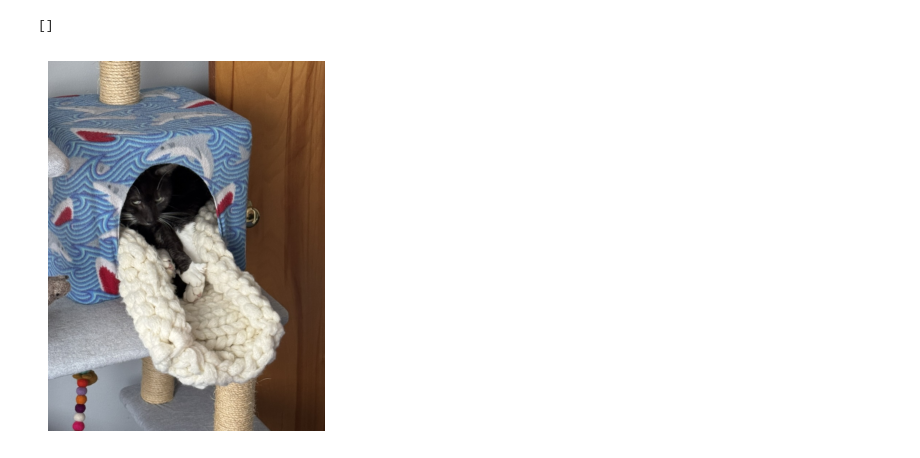
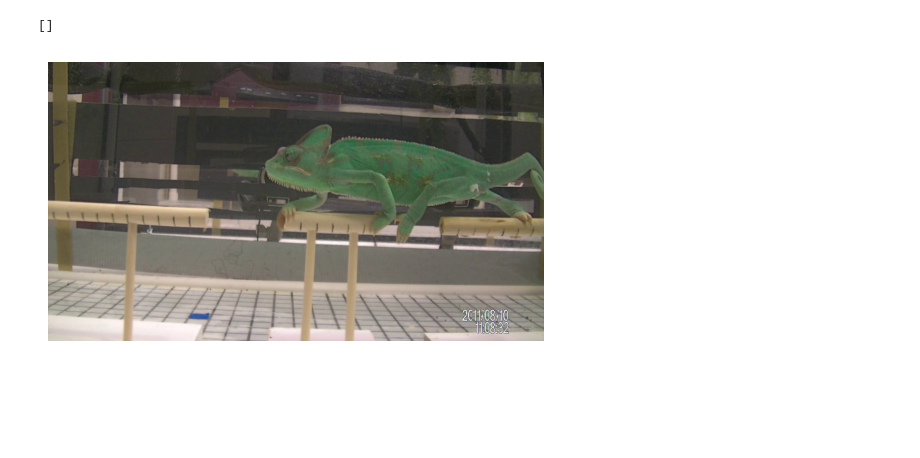
Before and after one commit to jmcalvey/see-segment, a Jupyter notebook: StackGP/SegmentationGPModelDemo.ipynb, the cells around one changed output. Saved outputs shown, nothing was run; the diff lists cells and outputs as text; code cells hidden in the pictures; blank space fills up the shorter version.

```diff
--- a/StackGP/SegmentationGPModelDemo.ipynb
+++ b/StackGP/SegmentationGPModelDemo.ipynb
@@ -314,12 +330,12 @@ def imgevolve(inputData, responseData, generations=100, ops=copy.deepcopy(imageO
 
     return models
 # %%
-img = imageio.imread('Dude.jpeg')
+img = imageio.imread('../Image_data/Examples/AA_Chameleon.jpg')
 # convert to float image
 img=img.astype(float)/255.0
 see(img)
 # %% [output]
-[figure, old version]
+[figure, new version]
 # %%
 mm=generateRandomImgModel(imageOps,[ranVal],10)
 print(mm)
```
Also changed, not shown: parts of 15 cells of this notebook.
